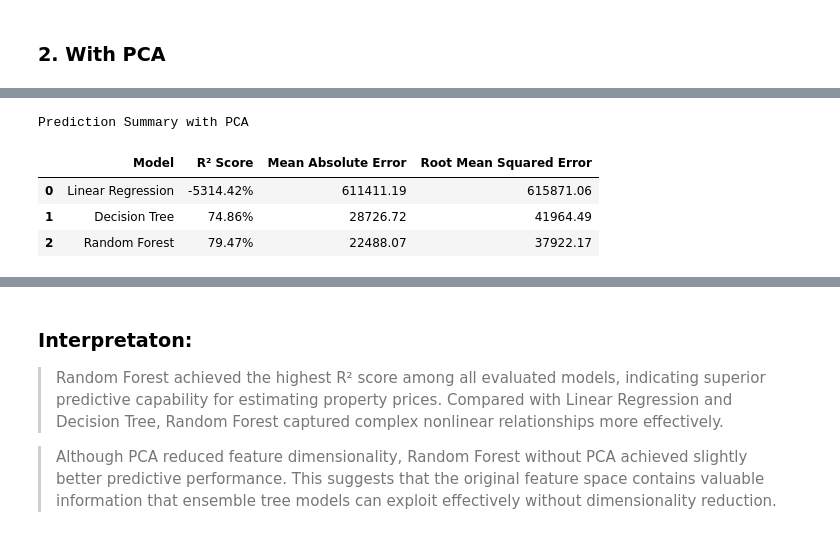
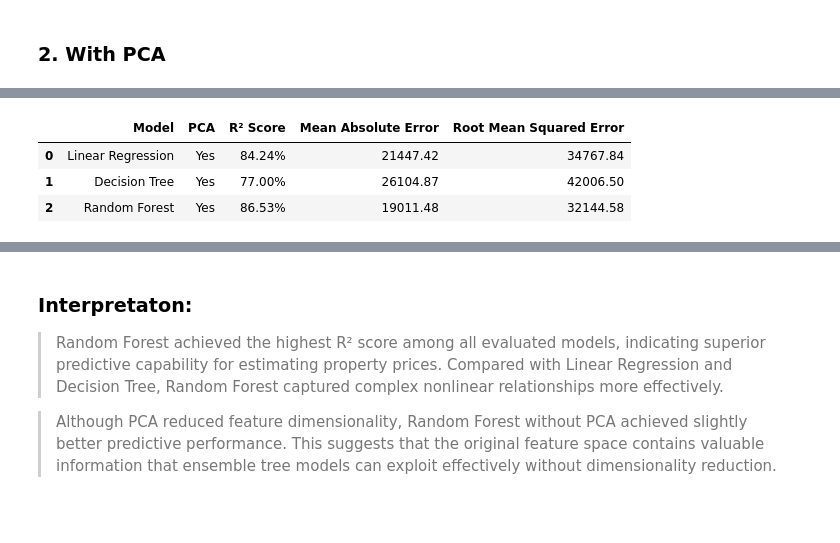
Before and after one commit to sanskar127/property-price-prediction-machine-learning, a Jupyter notebook: report.ipynb, the cells around one changed output, grey strips where cells are left out. Saved outputs shown, nothing was run; the diff lists cells and outputs as text; code cells hidden in the pictures.

```diff
--- a/report.ipynb
+++ b/report.ipynb
@@ -790,9 +709,0 @@ RMSE: 615871.06
-# %%
-rf_model = RandomForestRegressor(n_estimators=100, random_state=42)
-
-rf_model.fit(X_train_pca, y_train)
-rf_predictions = rf_model.predict(X_test_pca)
-
-print(f"R2 Score: {r2_score(y_test, rf_predictions) * 100:.2f}%")
-print(f"MAE: {mean_absolute_error(y_test, rf_predictions):.2f}")
-print(f"RMSE: {root_mean_squared_error(y_test, rf_predictions):.2f}")
@@ -805,9 +709,0 @@ RMSE: 37922.17
-# %%
-dt_model = DecisionTreeRegressor(max_depth=3, random_state=42)
-
-dt_model.fit(X_train_pca, y_train)
-dt_predictions = dt_model.predict(X_test_pca)
-
-print(f"R2 Score: {r2_score(y_test, dt_predictions) * 100:.2f}%")
-print(f"MAE: {mean_absolute_error(y_test, dt_predictions):.2f}")
-print(f"RMSE: {root_mean_squared_error(y_test, dt_predictions):.2f}")
@@ -852,9 +710,29 @@ Prediction Summary without PCA
-# %%
-print("Prediction Summary with PCA")
-display(prediction_summary)
-# %% [output]
-Prediction Summary with PCA
-|  | Model | R² Score | Mean Absolute Error | Root Mean Squared Error |
-| 0 | Linear Regression | -5314.42% | 611411.19 | 615871.06 |
-| 1 | Decision Tree | 74.86% | 28726.72 | 41964.49 |
-| 2 | Random Forest | 79.47% | 22488.07 | 37922.17 |
+# %%
+summary_pca_rows = []
+
+for name, model in models.items():
+    pipeline_pca.set_params(model=model)
+    pipeline_pca.fit(X_train, y_train)
+    pred = pipeline_pca.predict(X_test)
+
+    r2 = f"{r2_score(y_test, pred) * 100:.2f}%"
+    mae = f"{mean_absolute_error(y_test, pred):.2f}"
+    rmse = f"{root_mean_squared_error(y_test, pred):.2f}"
+
+    summary_pca_rows.append(
+        {
+            "Model": name,
+            "PCA": "Yes",
+            "R² Score": r2,
+            "Mean Absolute Error": mae,
+            "Root Mean Squared Error": rmse,
+        }
+    )
+
+summary_pca = pd.DataFrame(summary_pca_rows)
+display(summary_pca)
+# %% [output]
+|  | Model | PCA | R² Score | Mean Absolute Error | Root Mean Squared Error |
+| 0 | Linear Regression | Yes | 84.24% | 21447.42 | 34767.84 |
+| 1 | Decision Tree | Yes | 77.00% | 26104.87 | 42006.50 |
+| 2 | Random Forest | Yes | 86.53% | 19011.48 | 32144.58 |
```
Also changed, not shown: parts of 40 cells of this notebook, 1 other file.
